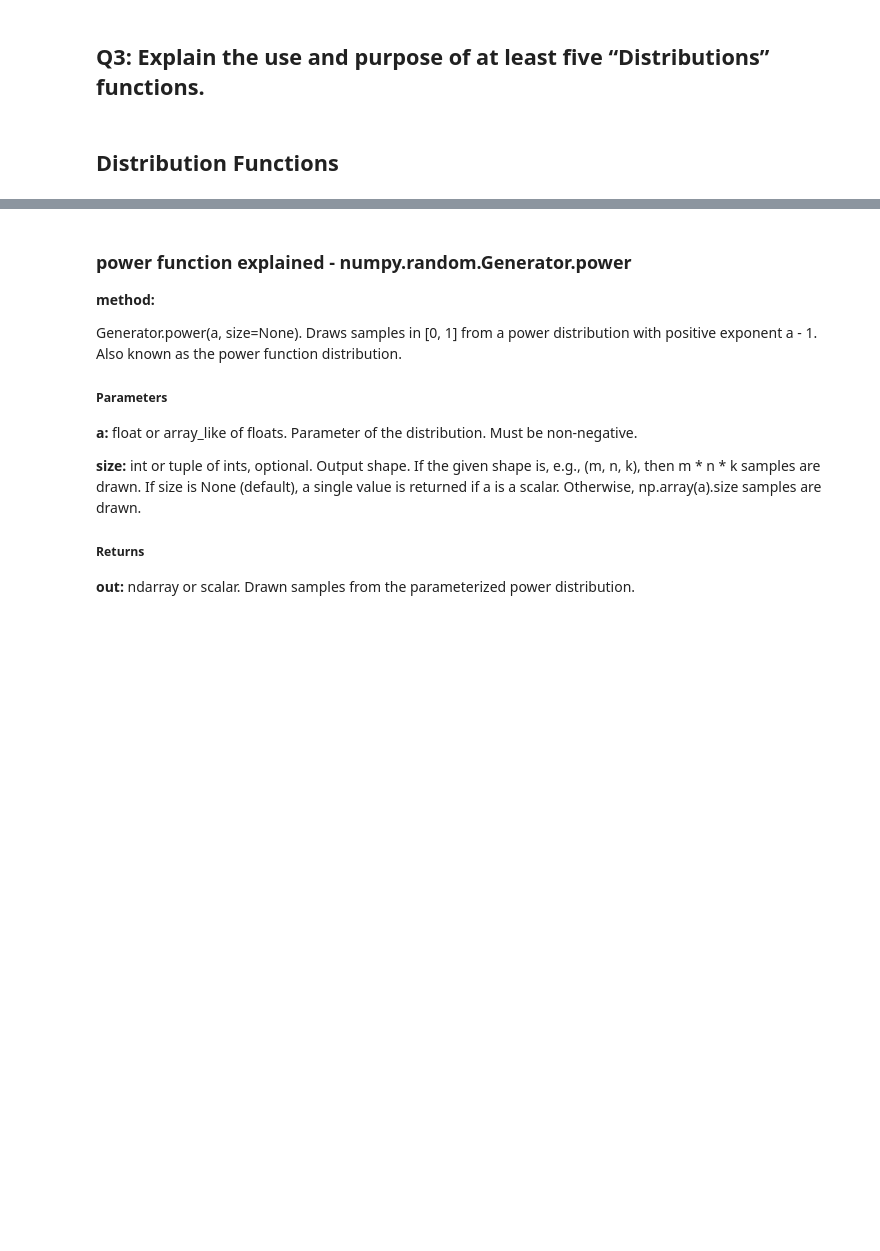
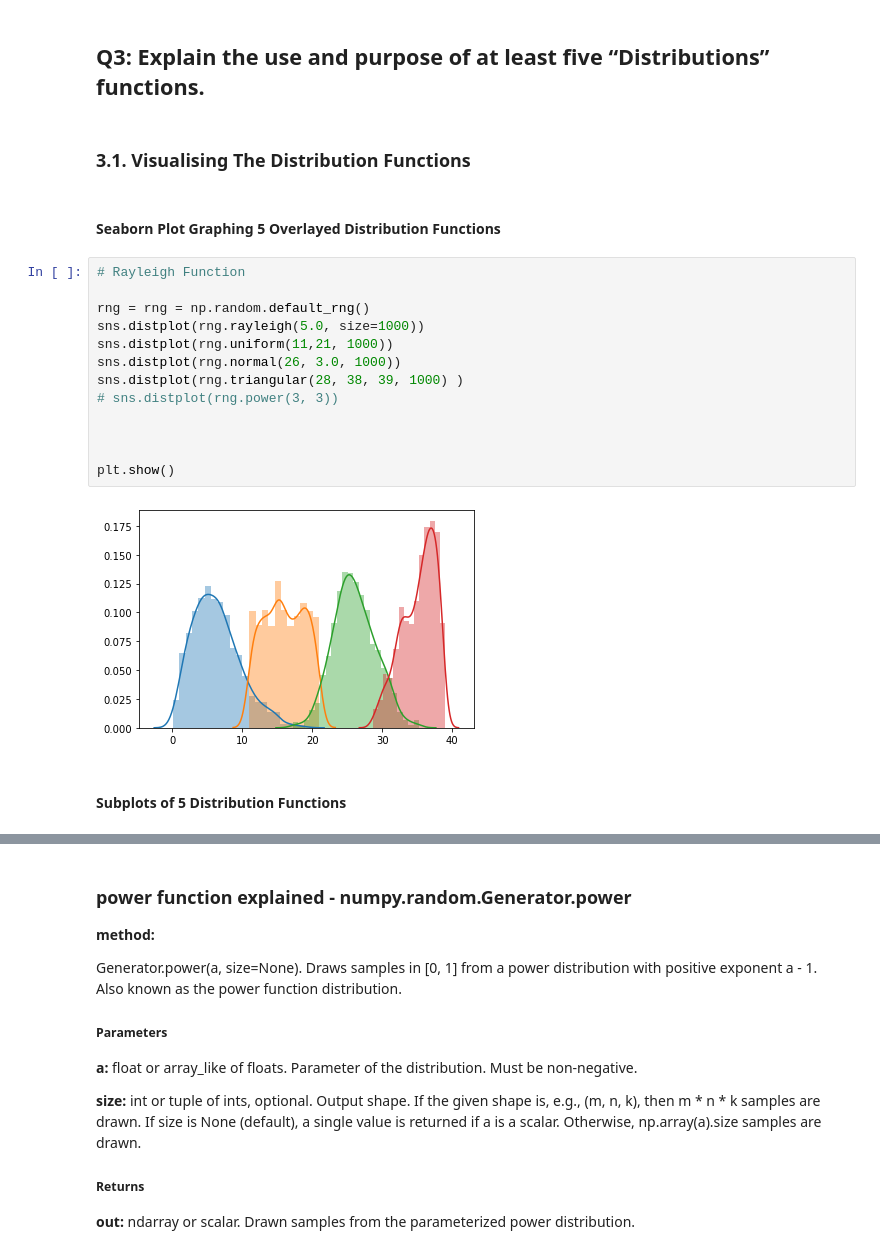
Before and after one commit to PJFinnerty/52465-Assignment, a Jupyter notebook: Practical Assignment.ipynb, the cells around one changed output, grey strips where cells are left out. Cells and saved outputs as stored; diff of their text form; blank space fills up the shorter version.

```diff
--- a/Practical Assignment.ipynb
+++ b/Practical Assignment.ipynb
@@ -416,5 +424,24 @@ array([[1, 0, 2],
        [7, 6, 8]])
 # %% [markdown]
 ## Q3: Explain the use and purpose of at least five “Distributions” functions.
+# %% [markdown]
+### 3.1. Visualising The Distribution Functions
+# %% [markdown]
+#### Seaborn Plot Graphing 5 Overlayed Distribution Functions
+# %%
+# Rayleigh Function
+
+rng = rng = np.random.default_rng()
+sns.distplot(rng.rayleigh(5.0, size=1000))
+sns.distplot(rng.uniform(11,21, 1000))
+sns.distplot(rng.normal(26, 3.0, 1000))
+sns.distplot(rng.triangular(28, 38, 39, 1000) )
+# sns.distplot(rng.power(3, 3))
+
+
+
+plt.show()
+# %% [output]
+[figure, added]
 # %% [markdown]
-## Distribution Functions
+#### Subplots of 5 Distribution Functions
```
Also changed, not shown: parts of 6 cells of this notebook, 2 other files.
